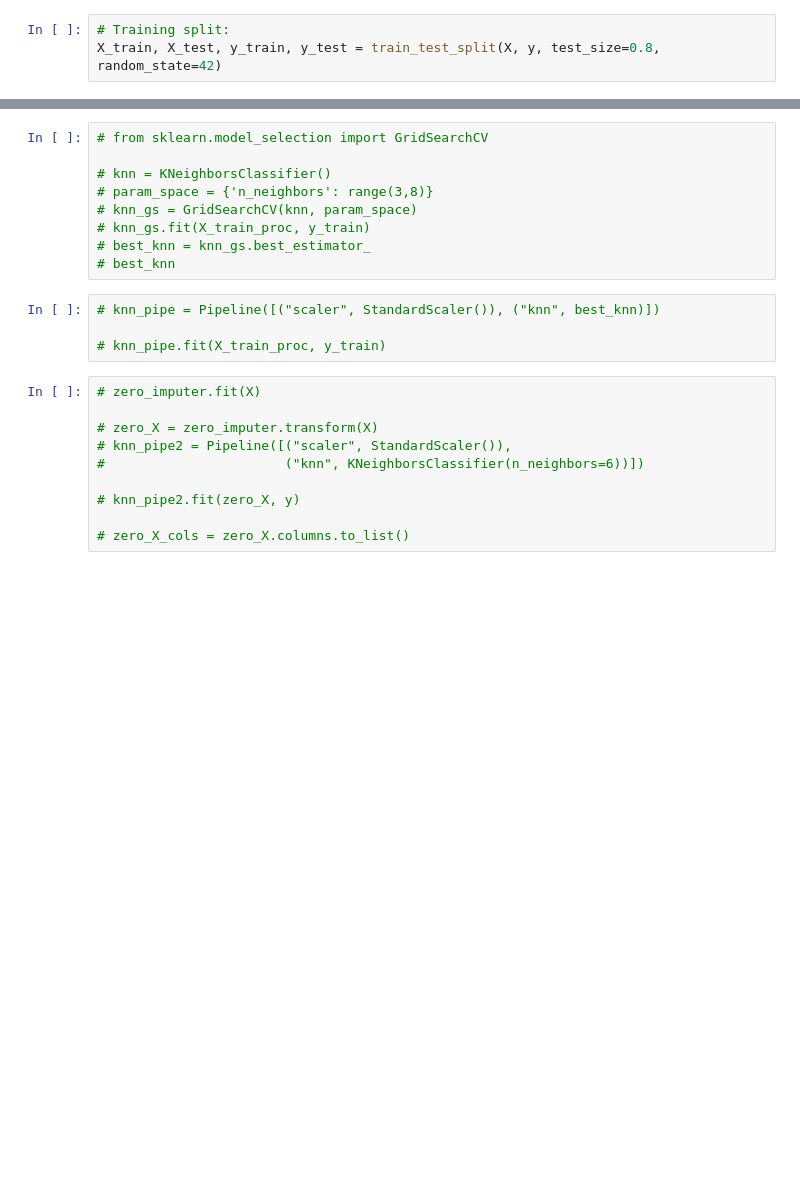
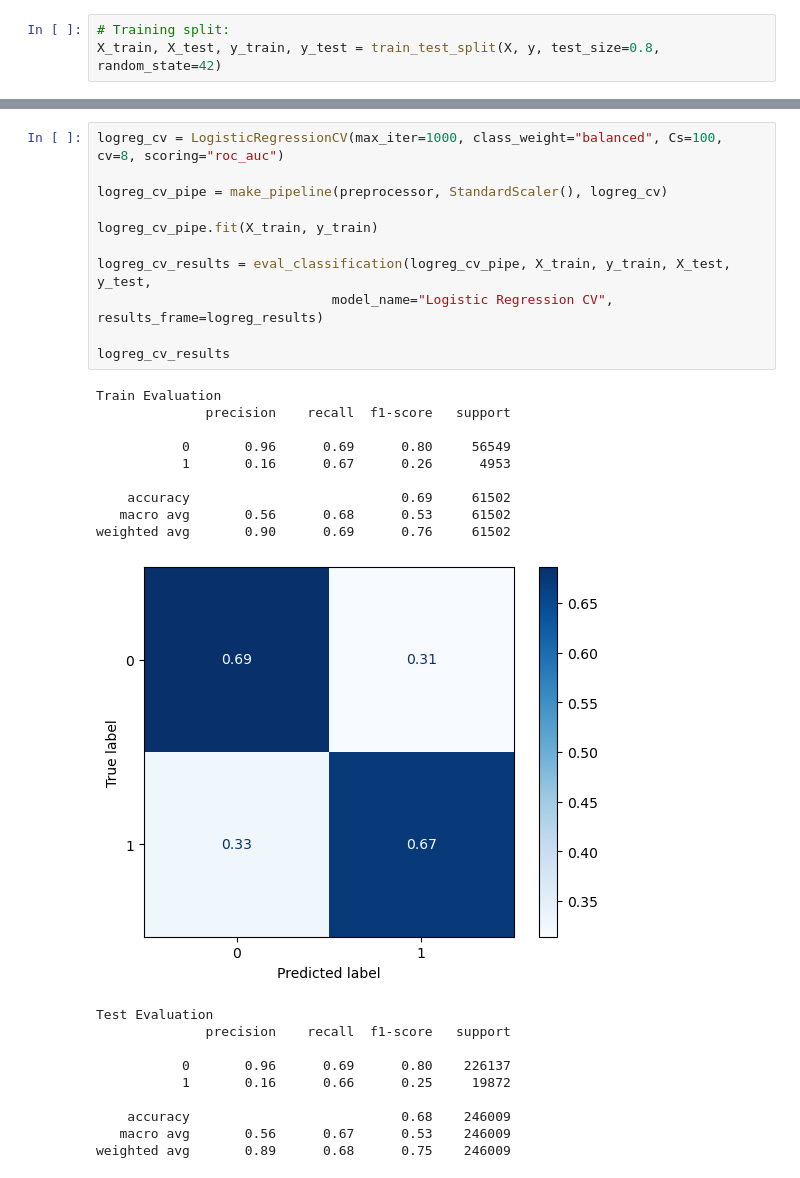
Before and after one commit to bkusuma/home-credit-default-risk, a Jupyter notebook: kaggle/working/02_Modelling.ipynb, the cells around one changed output, grey strips where cells are left out. Saved outputs shown, nothing was run; the diff lists cells and outputs as text; blank space fills up the shorter version.

```diff
--- a/kaggle/working/02_Modelling.ipynb
+++ b/kaggle/working/02_Modelling.ipynb
@@ -45,23 +104,31 @@ weighted avg       0.89      0.68      0.75    246009
-# %%
-# from sklearn.model_selection import GridSearchCV
-
-# knn = KNeighborsClassifier()
-# param_space = {'n_neighbors': range(3,8)}
-# knn_gs = GridSearchCV(knn, param_space)
-# knn_gs.fit(X_train_proc, y_train)
-# best_knn = knn_gs.best_estimator_
-# best_knn
-# %%
-# knn_pipe = Pipeline([("scaler", StandardScaler()), ("knn", best_knn)])
-
-# knn_pipe.fit(X_train_proc, y_train)
-# %%
-# zero_imputer.fit(X)
-
-# zero_X = zero_imputer.transform(X)
-# knn_pipe2 = Pipeline([("scaler", StandardScaler()),
-#                       ("knn", KNeighborsClassifier(n_neighbors=6))])
-
-# knn_pipe2.fit(zero_X, y)
-
-# zero_X_cols = zero_X.columns.to_list()
+# %%
+logreg_cv = LogisticRegressionCV(max_iter=1000, class_weight="balanced", Cs=100, cv=8, scoring="roc_auc")
+
+logreg_cv_pipe = make_pipeline(preprocessor, StandardScaler(), logreg_cv)
+
+logreg_cv_pipe.fit(X_train, y_train)
+
+logreg_cv_results = eval_classification(logreg_cv_pipe, X_train, y_train, X_test, y_test,
+                              model_name="Logistic Regression CV", results_frame=logreg_results)
+
+logreg_cv_results
+# %% [output]
+Train Evaluation
+              precision    recall  f1-score   support
+
+           0       0.96      0.69      0.80     56549
+           1       0.16      0.67      0.26      4953
+
+    accuracy                           0.69     61502
+   macro avg       0.56      0.68      0.53     61502
+weighted avg       0.90      0.69      0.76     61502
+[figure, added]
+Test Evaluation
+              precision    recall  f1-score   support
+
+           0       0.96      0.69      0.80    226137
+           1       0.16      0.66      0.25     19872
+
+    accuracy                           0.68    246009
+   macro avg       0.56      0.67      0.53    246009
+weighted avg       0.89      0.68      0.75    246009
```
Also changed, not shown: parts of 25 cells of this notebook, 5 other files.
